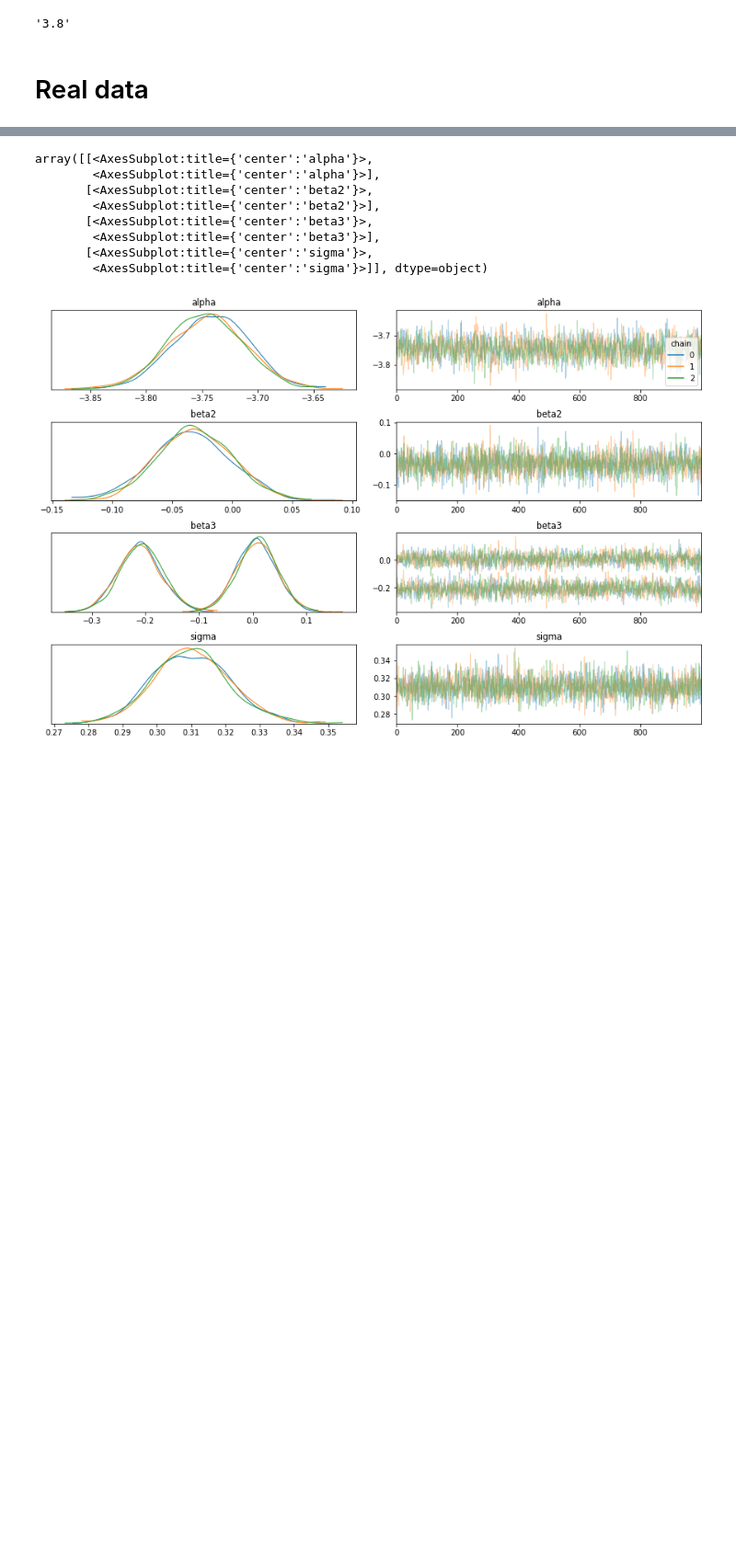
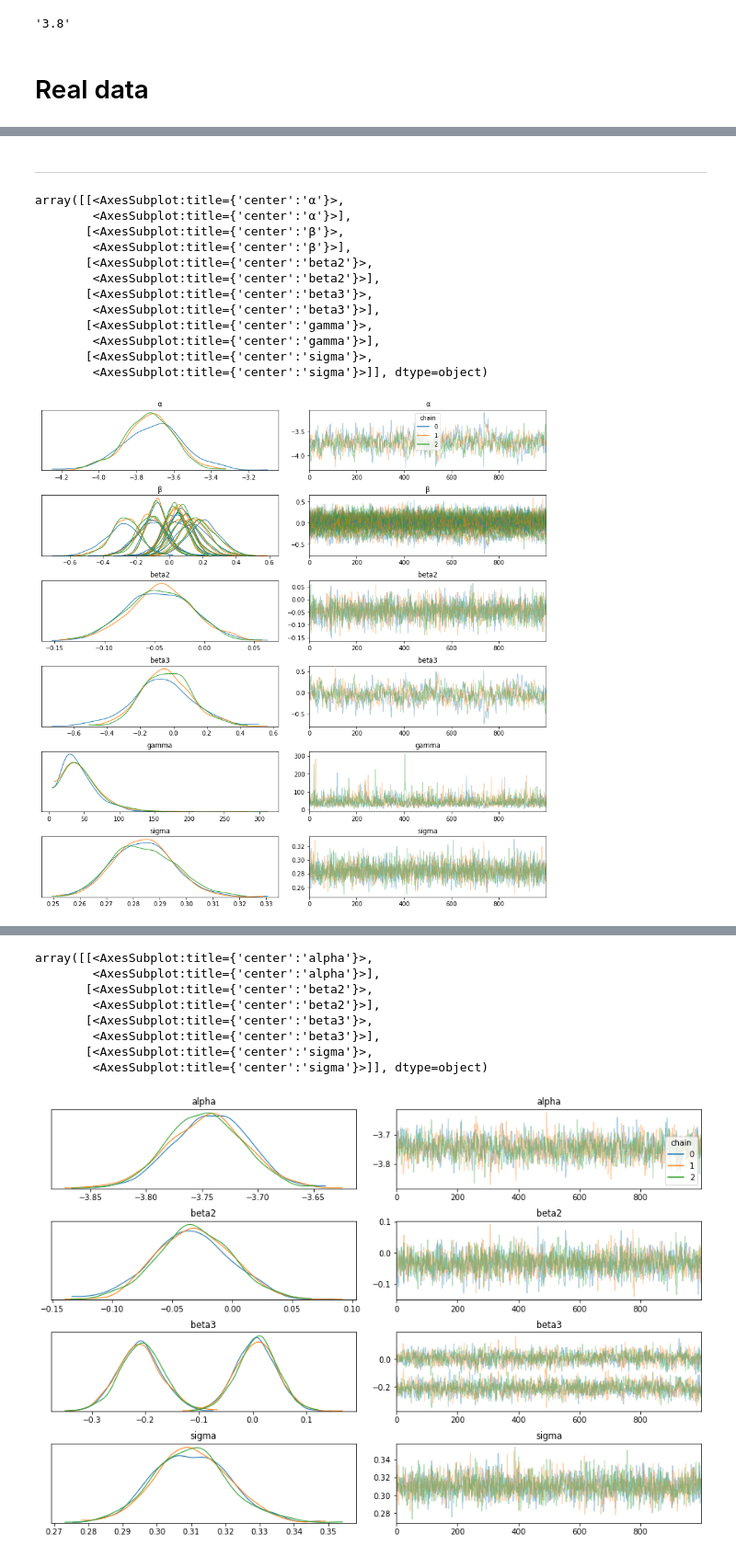
Before and after one commit to xbouteiller/FormanriskAnalysis, a Jupyter notebook: script/pymc3_mcmc_env.ipynb, the cells around one changed output, grey strips where cells are left out. Shown at 92% size. Drawn from its saved outputs; the diff is of its cells as text; code cells hidden in the pictures; blank space fills up the shorter version.

```diff
--- a/script/pymc3_mcmc_env.ipynb
+++ b/script/pymc3_mcmc_env.ipynb
@@ -127 +135,3 @@ df.head()
+# %% [markdown]
+___
 # %%
@@ -153,0 +169,18 @@ with basic_model:
+# %%
+pm.traceplot(trace,
+            combined = False,
+            legend = True)
+# %% [output]
+array([[<AxesSubplot:title={'center':'α'}>,
+        <AxesSubplot:title={'center':'α'}>],
+       [<AxesSubplot:title={'center':'β'}>,
+        <AxesSubplot:title={'center':'β'}>],
+       [<AxesSubplot:title={'center':'beta2'}>,
+        <AxesSubplot:title={'center':'beta2'}>],
+       [<AxesSubplot:title={'center':'beta3'}>,
+        <AxesSubplot:title={'center':'beta3'}>],
+       [<AxesSubplot:title={'center':'gamma'}>,
+        <AxesSubplot:title={'center':'gamma'}>],
+       [<AxesSubplot:title={'center':'sigma'}>,
+        <AxesSubplot:title={'center':'sigma'}>]], dtype=object)
+[figure, added]
```
Also changed, not shown: parts of 11 cells of this notebook, 9 other files.
